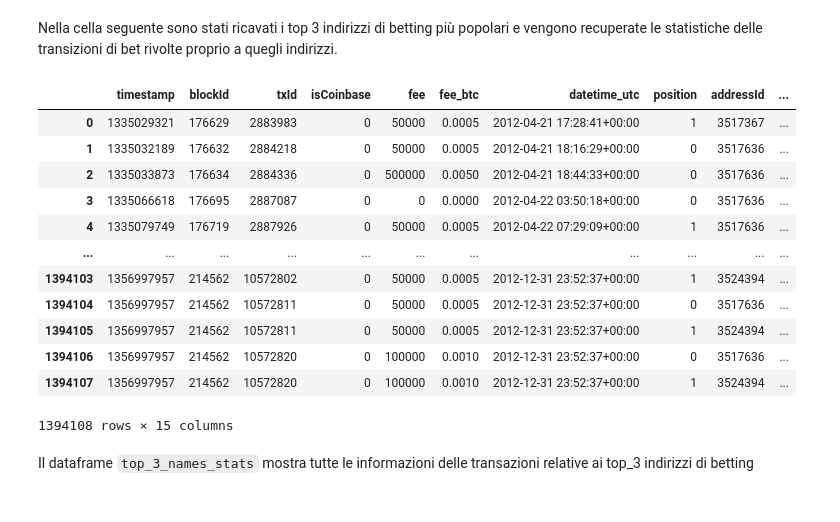
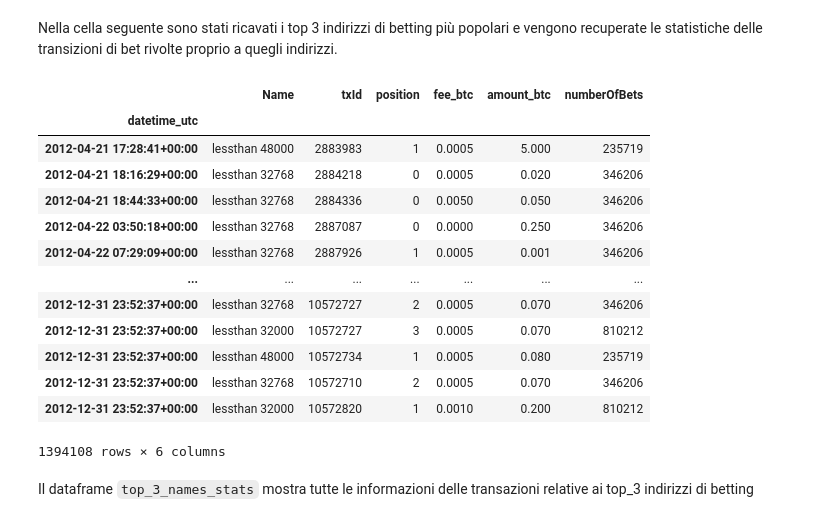
Before and after one commit to ArcticWrr/BetFlow, a Jupyter notebook: progetto_BetFlow.ipynb, the cells around one changed output. Saved outputs shown, nothing was run; the diff lists cells and outputs as text; code cells hidden in the pictures.

```diff
--- a/progetto_BetFlow.ipynb
+++ b/progetto_BetFlow.ipynb
@@ -106,9 +110,13 @@ def read_headerless_dataset(config, nrows=SAMPLE_ROWS):
         low_memory=False,
     )
 
-frames = {name: read_headerless_dataset(cfg) for name, cfg in DATASETS.items()} #.items produce coppie chiave valore
+frames = {
+    name: read_headerless_dataset(cfg)
+    for name, cfg in DATASETS.items()
+} #.items produce coppie chiave valore
 
-# Il file SatoshiDice contiene una riga di provenienza prima dell'intestazione.
+# Il file SatoshiDice contiene una riga di provenienza
+# prima dell'intestazione.
 satoshi_dice = pd.read_csv(
     SATOSHI_DICE_PATH,
     sep=r"\t|\s{2,}",  # tab nell'header, spazi multipli nelle righe
@@ -117,12 +125,16 @@ satoshi_dice = pd.read_csv(
 )
 satoshi_dice.columns = satoshi_dice.columns.str.strip()
 satoshi_dice = satoshi_dice.apply(
-    lambda column: column.str.strip() if column.dtype == "object" else column #rimuove spazi bianchi se colonna contiene testo
+    lambda column: column.str.strip()
+    if column.dtype == "object" else column #rimuove spazi bianchi se colonna contiene testo
 )
 frames["satoshi_dice"] = satoshi_dice
 
 for name, frame in frames.items():
-    print(f"{name}: {frame.shape[0]:,} righe × {frame.shape[1]} colonne")
+    print(
+    f"{name}: {frame.shape[0]:,} "
+    f"righe × {frame.shape[1]} colonne"
+    )
     display(frame.head(5))
 
 outputs = frames["outputs"].copy()
@@ -695,38 +801,50 @@ Sono state eseguite le seguenti analisi per i tre indirizzi più popolari:
 # %% [markdown]
 Nella cella seguente sono stati ricavati i top 3 indirizzi di betting più popolari e vengono recuperate le statistiche delle transizioni di bet rivolte proprio a quegli indirizzi.
 # %%
-addressPopularity = satoshiTransactions.groupby(['Name','Address'])['txId'].nunique()
-top_3_names = addressPopularity.sort_values(ascending=False).head(3)
+addressPopularity = ( satoshiTransactions.groupby(
+    ['Name','Address'])
+    ['txId'].nunique()
+)
+top_3_names = (
+    addressPopularity.sort_values(ascending=False)
+    .head(3)
+)
 
 top_3_names_df = (
     top_3_names
     .rename("numberOfBets")
     .reset_index()
     .rename(columns={'Address': 'address'})
 )
 
 top_3_names_stats = pd.merge(
     betTransactions,
     top_3_names_df,
     on='address',
     how='inner'
 )
-timeS_top_3_names_stats = top_3_names_stats.set_index('datetime_utc').sort_index()
-display(top_3_names_stats)
+timeS_top_3_names_stats = (
+    top_3_names_stats
+    .set_index('datetime_utc')
+    .sort_index())
+display(timeS_top_3_names_stats.loc[
+    :,["Name","txId","position","fee_btc","amount_btc","numberOfBets"]
+])
 # %% [output]
-|  | timestamp | blockId | txId | isCoinbase | fee | fee_btc | datetime_utc | position | addressId | ... |
-| 0 | 1335029321 | 176629 | 2883983 | 0 | 50000 | 0.0005 | 2012-04-21 17:28:41+00:00 | 1 | 3517367 | ... |
-| 1 | 1335032189 | 176632 | 2884218 | 0 | 50000 | 0.0005 | 2012-04-21 18:16:29+00:00 | 0 | 3517636 | ... |
-| 2 | 1335033873 | 176634 | 2884336 | 0 | 500000 | 0.0050 | 2012-04-21 18:44:33+00:00 | 0 | 3517636 | ... |
-| 3 | 1335066618 | 176695 | 2887087 | 0 | 0 | 0.0000 | 2012-04-22 03:50:18+00:00 | 0 | 3517636 | ... |
-| 4 | 1335079749 | 176719 | 2887926 | 0 | 50000 | 0.0005 | 2012-04-22 07:29:09+00:00 | 1 | 3517636 | ... |
-| ... | ... | ... | ... | ... | ... | ... | ... | ... | ... | ... |
-| 1394103 | 1356997957 | 214562 | 10572802 | 0 | 50000 | 0.0005 | 2012-12-31 23:52:37+00:00 | 1 | 3524394 | ... |
-| 1394104 | 1356997957 | 214562 | 10572811 | 0 | 50000 | 0.0005 | 2012-12-31 23:52:37+00:00 | 0 | 3517636 | ... |
-| 1394105 | 1356997957 | 214562 | 10572811 | 0 | 50000 | 0.0005 | 2012-12-31 23:52:37+00:00 | 1 | 3524394 | ... |
-| 1394106 | 1356997957 | 214562 | 10572820 | 0 | 100000 | 0.0010 | 2012-12-31 23:52:37+00:00 | 0 | 3517636 | ... |
-| 1394107 | 1356997957 | 214562 | 10572820 | 0 | 100000 | 0.0010 | 2012-12-31 23:52:37+00:00 | 1 | 3524394 | ... |
+|  | Name | txId | position | fee_btc | amount_btc | numberOfBets |
+| datetime_utc |  |  |  |  |  |  |
+| 2012-04-21 17:28:41+00:00 | lessthan 48000 | 2883983 | 1 | 0.0005 | 5.000 | 235719 |
+| 2012-04-21 18:16:29+00:00 | lessthan 32768 | 2884218 | 0 | 0.0005 | 0.020 | 346206 |
+| 2012-04-21 18:44:33+00:00 | lessthan 32768 | 2884336 | 0 | 0.0050 | 0.050 | 346206 |
+| 2012-04-22 03:50:18+00:00 | lessthan 32768 | 2887087 | 0 | 0.0000 | 0.250 | 346206 |
+| 2012-04-22 07:29:09+00:00 | lessthan 32768 | 2887926 | 1 | 0.0005 | 0.001 | 346206 |
+| ... | ... | ... | ... | ... | ... | ... |
+| 2012-12-31 23:52:37+00:00 | lessthan 32768 | 10572727 | 2 | 0.0005 | 0.070 | 346206 |
+| 2012-12-31 23:52:37+00:00 | lessthan 32000 | 10572727 | 3 | 0.0005 | 0.070 | 810212 |
+| 2012-12-31 23:52:37+00:00 | lessthan 48000 | 10572734 | 1 | 0.0005 | 0.080 | 235719 |
+| 2012-12-31 23:52:37+00:00 | lessthan 32768 | 10572710 | 2 | 0.0005 | 0.070 | 346206 |
+| 2012-12-31 23:52:37+00:00 | lessthan 32000 | 10572820 | 1 | 0.0010 | 0.200 | 810212 |
-1394108 rows × 15 columns
+1394108 rows × 6 columns
 # %% [markdown]
 Il dataframe `top_3_names_stats` mostra tutte le informazioni delle transazioni relative ai top_3 indirizzi di betting
 # %% [markdown]
```
Also changed, not shown: parts of 23 cells of this notebook, 4 other files.
